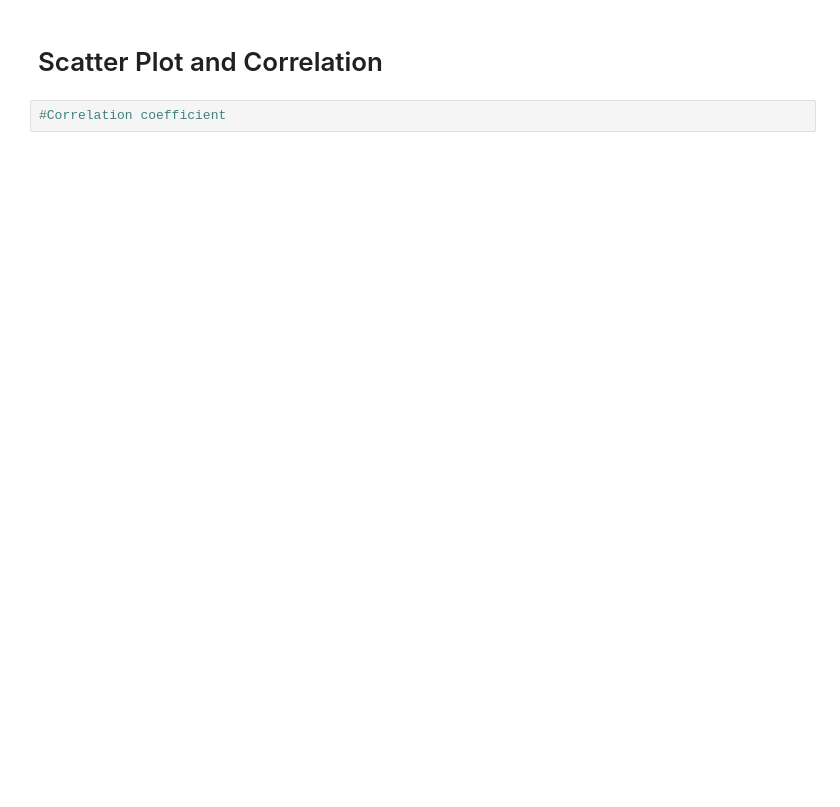
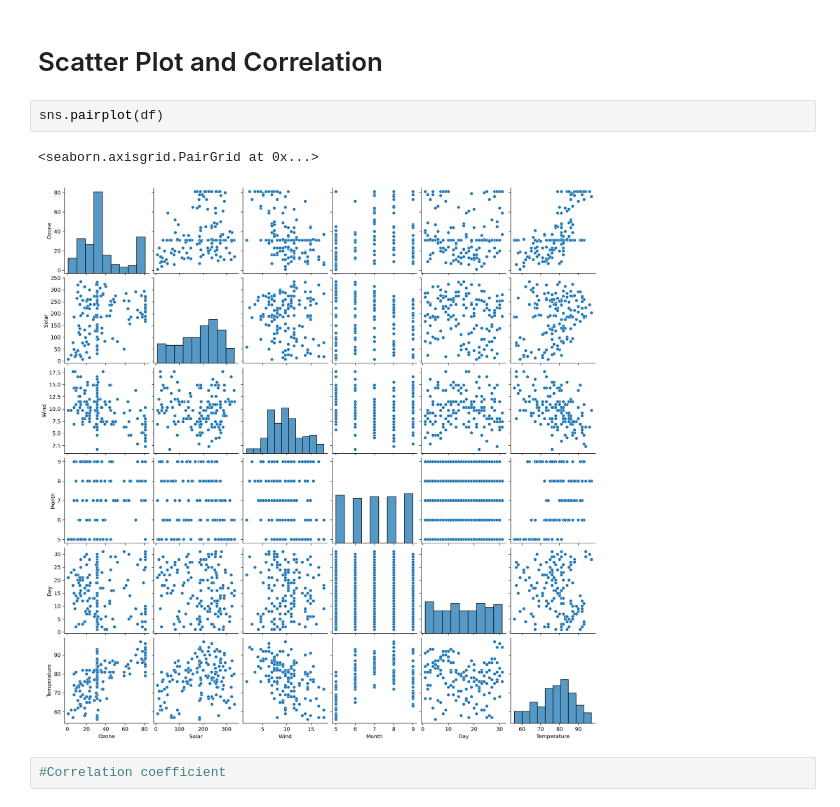
Before and after one commit to aishwaryamate/14July-Batch, a Jupyter notebook: Machine Learning/EDA-1/EDA- 1.ipynb, the cells around one changed output. Drawn from its saved outputs; the diff is of its cells as text; blank space fills up the shorter version.

```diff
--- a/Machine Learning/EDA-1/EDA- 1.ipynb
+++ b/Machine Learning/EDA-1/EDA- 1.ipynb
@@ -474,4 +570,9 @@ dtype: int64
 # %% [markdown]
 # Scatter Plot and Correlation
+# %%
+sns.pairplot(df)
+# %% [output]
+<seaborn.axisgrid.PairGrid at 0x...>
+[figure, added]
 # %%
 #Correlation coefficient
```
Also changed, not shown: parts of 14 cells of this notebook.
